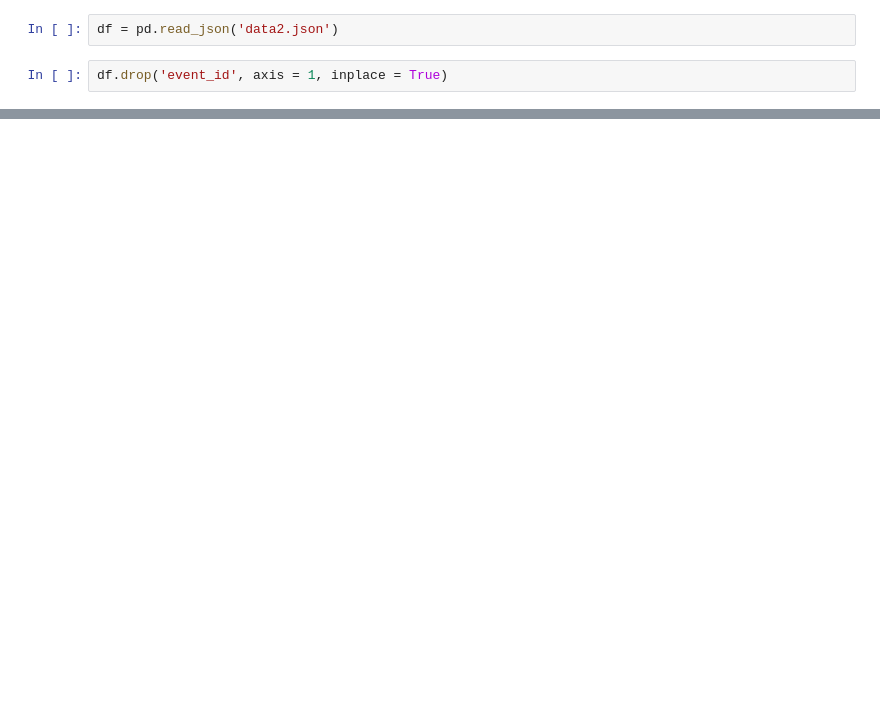
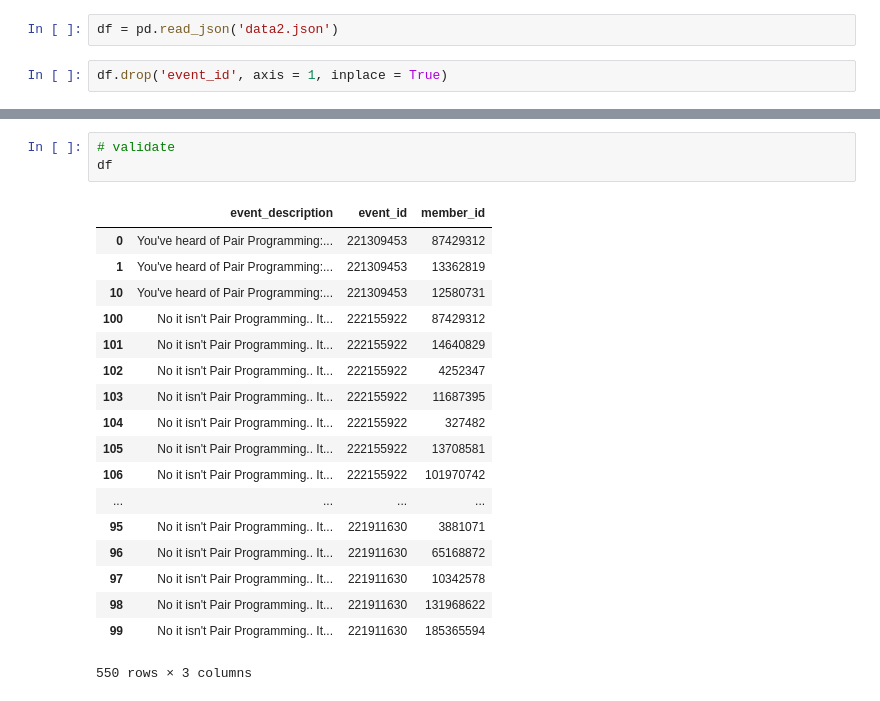
Before and after one commit to b-flat/meetup, a Jupyter notebook: Model.ipynb, the cells around one changed output, grey strips where cells are left out. Saved outputs shown, nothing was run; the diff lists cells and outputs as text; blank space fills up the shorter version.

```diff
--- a/Model.ipynb
+++ b/Model.ipynb
@@ -134,0 +138,22 @@ TypeError: 'list' object is not callable
+# %%
+# validate
+df
+# %% [output]
+|  | event_description | event_id | member_id |
+| 0 | You've heard of Pair Programming:... | 221309453 | 87429312 |
+| 1 | You've heard of Pair Programming:... | 221309453 | 13362819 |
+| 10 | You've heard of Pair Programming:... | 221309453 | 12580731 |
+| 100 | No it isn't Pair Programming.. It... | 222155922 | 87429312 |
+| 101 | No it isn't Pair Programming.. It... | 222155922 | 14640829 |
+| 102 | No it isn't Pair Programming.. It... | 222155922 | 4252347 |
+| 103 | No it isn't Pair Programming.. It... | 222155922 | 11687395 |
+| 104 | No it isn't Pair Programming.. It... | 222155922 | 327482 |
+| 105 | No it isn't Pair Programming.. It... | 222155922 | 13708581 |
+| 106 | No it isn't Pair Programming.. It... | 222155922 | 101970742 |
+| ... | ... | ... | ... |
+| 95 | No it isn't Pair Programming.. It... | 221911630 | 3881071 |
+| 96 | No it isn't Pair Programming.. It... | 221911630 | 65168872 |
+| 97 | No it isn't Pair Programming.. It... | 221911630 | 10342578 |
+| 98 | No it isn't Pair Programming.. It... | 221911630 | 131968622 |
+| 99 | No it isn't Pair Programming.. It... | 221911630 | 185365594 |
+550 rows × 3 columns
```
Also changed, not shown: parts of 12 cells of this notebook, 5 other files.
